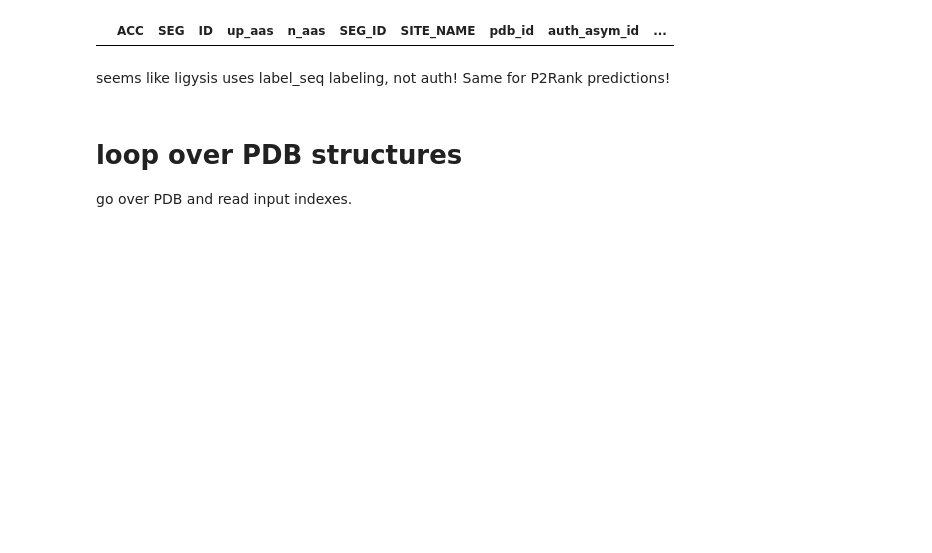
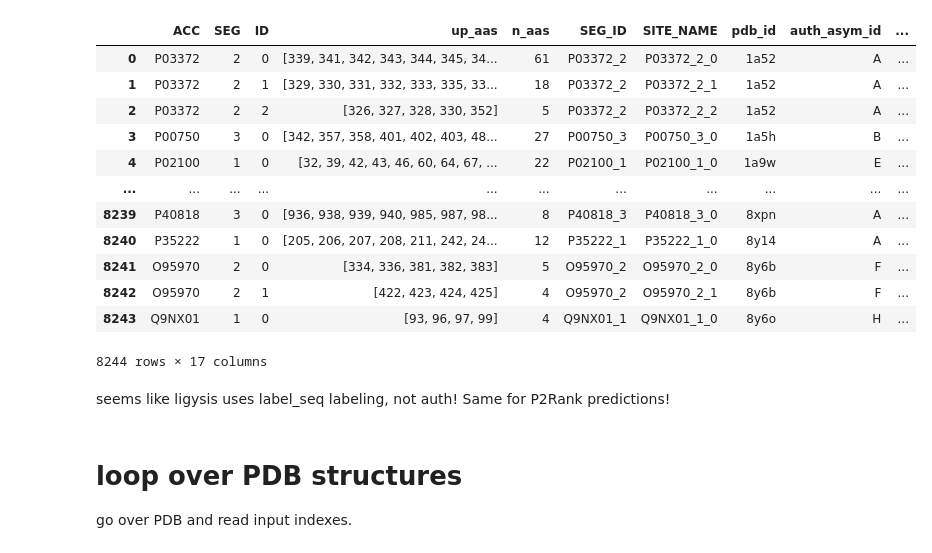
Before and after one commit to skrhakv/seq2pocket, a Jupyter notebook: src/E-regular-binding-site-predictor/extraction/extract-ligysis.ipynb, the cells around one changed output. Drawn from its saved outputs; the diff is of its cells as text; code cells hidden in the pictures; blank space fills up the shorter version.

```diff
--- a/src/E-regular-binding-site-predictor/extraction/extract-ligysis.ipynb
+++ b/src/E-regular-binding-site-predictor/extraction/extract-ligysis.ipynb
@@ -1,13 +1,25 @@
 # %%
 import pickle
 
 with open('/home/vit/Projects/cryptoshow-analysis/data/E-regular-binding-site-predictor/LIGYSIS_sites_DEF_TRANS.pkl', 'rb') as file:
     df = pickle.load(file)
 
 df['protein_id'] = df['pdb_id'] + df['struct_asym_id']
-df[df['pdb_id'] == '1cf4']
+df
 # %% [output]
 |  | ACC | SEG | ID | up_aas | n_aas | SEG_ID | SITE_NAME | pdb_id | auth_asym_id | ... |
+| 0 | P03372 | 2 | 0 | [339, 341, 342, 343, 344, 345, 34... | 61 | P03372_2 | P03372_2_0 | 1a52 | A | ... |
+| 1 | P03372 | 2 | 1 | [329, 330, 331, 332, 333, 335, 33... | 18 | P03372_2 | P03372_2_1 | 1a52 | A | ... |
+| 2 | P03372 | 2 | 2 | [326, 327, 328, 330, 352] | 5 | P03372_2 | P03372_2_2 | 1a52 | A | ... |
+| 3 | P00750 | 3 | 0 | [342, 357, 358, 401, 402, 403, 48... | 27 | P00750_3 | P00750_3_0 | 1a5h | B | ... |
+| 4 | P02100 | 1 | 0 | [32, 39, 42, 43, 46, 60, 64, 67, ... | 22 | P02100_1 | P02100_1_0 | 1a9w | E | ... |
+| ... | ... | ... | ... | ... | ... | ... | ... | ... | ... | ... |
+| 8239 | P40818 | 3 | 0 | [936, 938, 939, 940, 985, 987, 98... | 8 | P40818_3 | P40818_3_0 | 8xpn | A | ... |
+| 8240 | P35222 | 1 | 0 | [205, 206, 207, 208, 211, 242, 24... | 12 | P35222_1 | P35222_1_0 | 8y14 | A | ... |
+| 8241 | O95970 | 2 | 0 | [334, 336, 381, 382, 383] | 5 | O95970_2 | O95970_2_0 | 8y6b | F | ... |
+| 8242 | O95970 | 2 | 1 | [422, 423, 424, 425] | 4 | O95970_2 | O95970_2_1 | 8y6b | F | ... |
+| 8243 | Q9NX01 | 1 | 0 | [93, 96, 97, 99] | 4 | Q9NX01_1 | Q9NX01_1_0 | 8y6o | H | ... |
+8244 rows × 17 columns
 # %% [markdown]
 seems like ligysis uses label_seq labeling, not auth! Same for P2Rank predictions!
 # %% [markdown]
```
Also changed, not shown: parts of 4 cells of this notebook, 3 other files.
